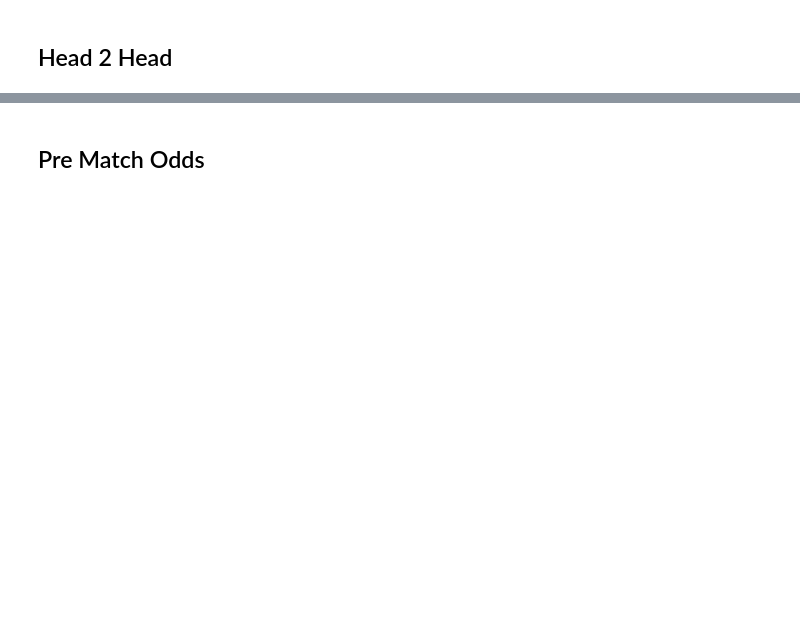
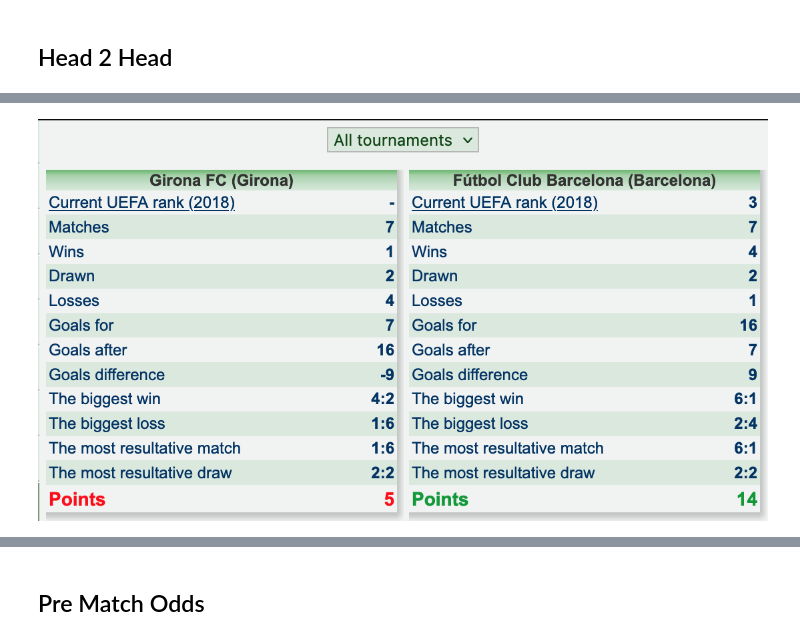
Before and after one commit to Football-Analytics-UCU/Girona, a Jupyter notebook: Barcelona-Girona.ipynb, the cells around one changed output, grey strips where cells are left out. Saved outputs shown, nothing was run; the diff lists cells and outputs as text; code cells hidden in the pictures; blank space fills up the shorter version.

```diff
--- a/Barcelona-Girona.ipynb
+++ b/Barcelona-Girona.ipynb
@@ -24,0 +24,4 @@ jupyter: python3
+# %%
+display(Image(filename='img/club_stats.png', embed=True))
+# %% [output]
+[figure, added]
```
Also changed, not shown: parts of 9 cells of this notebook, 29 other files.
